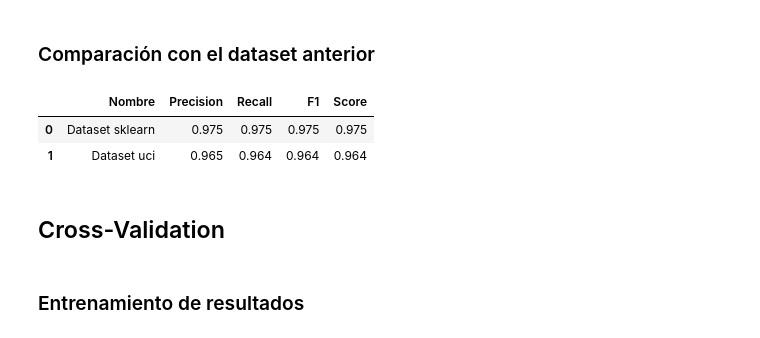
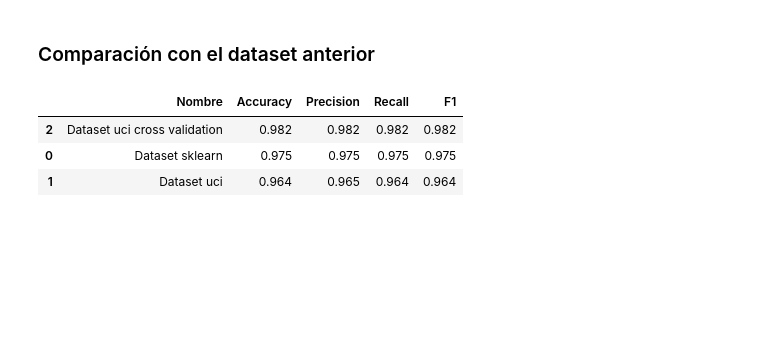
Before and after one commit to alberba/ia_2023, a Jupyter notebook: practica2/practica2.ipynb, the cells around one changed output. Saved outputs shown, nothing was run; the diff lists cells and outputs as text; code cells hidden in the pictures; blank space fills up the shorter version.

```diff
--- a/practica2/practica2.ipynb
+++ b/practica2/practica2.ipynb
@@ -225,8 +226,12 @@ from ucimlrepo import fetch_ucirepo
 optical_recognition_of_handwritten_digits = fetch_ucirepo(id=80)
 
 
-X_uci = optical_recognition_of_handwritten_digits.data.features.to_numpy()
+X_uci = optical_recognition_of_handwritten_digits.data.features
 y_uci = optical_recognition_of_handwritten_digits.data.targets["class"].values
+
+X_uci.columns = x_test.columns
+
+kf = KFold(n_splits=5, shuffle=True, random_state=42)
 # %% [markdown]
 ## **Regresión Logística**
 # %% [markdown]
@@ -413,0 +473,4 @@ weighted avg       0.96      0.96      0.96      5620
+# %%
+y_pred_kfold_random = cross_val_predict(model_randomForest, X_uci, y_uci, cv=kf)
+
+sns.heatmap(confusion_matrix(y_uci, y_pred_kfold_random), annot=True, cmap="summer", fmt='g')
@@ -415,17 +481,16 @@ weighted avg       0.96      0.96      0.96      5620
 ### Comparación con el dataset anterior
 # %%
 comparativa = pd.DataFrame({
-    'Nombre': ['Dataset sklearn', 'Dataset uci'],
-    'Precision': [round(precision_score(y_test, randomForest_ypred, average='weighted'), 3), round(precision_score(y_uci, ucirandomForestY_pred, average='weighted'), 3)],
-    'Recall': [round(recall_score(y_test, randomForest_ypred, average="weighted"), 3), round(recall_score(y_uci, ucirandomForestY_pred, average="weighted"), 3)],
-    'F1': [round(f1_score(y_test, randomForest_ypred, average="weighted"), 3), round(f1_score(y_uci, ucirandomForestY_pred, average="weighted"), 3)],
-    'Score': [round(accuracy_score(y_test, randomForest_ypred), 3), round(accuracy_score(y_uci, ucirandomForestY_pred), 3)]
+    'Nombre': ['Dataset sklearn', 'Dataset uci', 'Dataset uci cross validation'],
+    'Accuracy': [round(accuracy_score(y_test, randomForest_ypred), 3), round(accuracy_score(y_uci, ucirandomForestY_pred), 3), round(accuracy_score(y_uci, y_pred_kfold_random), 3)],
+    'Precision': [round(precision_score(y_test, randomForest_ypred, average='weighted'), 3), round(precision_score(y_uci, ucirandomForestY_pred, average='weighted'), 3), round(precision_score(y_uci, y_pred_kfold_random, average='weighted'), 3)],
+    'Recall': [round(recall_score(y_test, randomForest_ypred, average="weighted"), 3), round(recall_score(y_uci, ucirandomForestY_pred, average="weighted"), 3), round(recall_score(y_uci, y_pred_kfold_random, average="weighted"), 3)],
+    'F1': [round(f1_score(y_test, randomForest_ypred, average="weighted"), 3), round(f1_score(y_uci, ucirandomForestY_pred, average="weighted"), 3), round(f1_score(y_uci, y_pred_kfold_random, average="weighted"), 3)],
 })
 
-comparativa.sort_values(by="Precision", ascending=False)
+comparativa.sort_values(by="Accuracy", ascending=False)
 # %% [output]
-|  | Nombre | Precision | Recall | F1 | Score |
+|  | Nombre | Accuracy | Precision | Recall | F1 |
+| 2 | Dataset uci cross validation | 0.982 | 0.982 | 0.982 | 0.982 |
 | 0 | Dataset sklearn | 0.975 | 0.975 | 0.975 | 0.975 |
-| 1 | Dataset uci | 0.965 | 0.964 | 0.964 | 0.964 |
+| 1 | Dataset uci | 0.964 | 0.965 | 0.964 | 0.964 |
-# %% [markdown]
-## Cross-Validation
@@ -440,2 +496,0 @@ x_uci_train, x_uci_test, y_uci_train, y_uci_test = train_test_split(X_uci, y_uci
-# %% [markdown]
-### Entrenamiento de resultados
```
Also changed, not shown: parts of 32 cells of this notebook.
